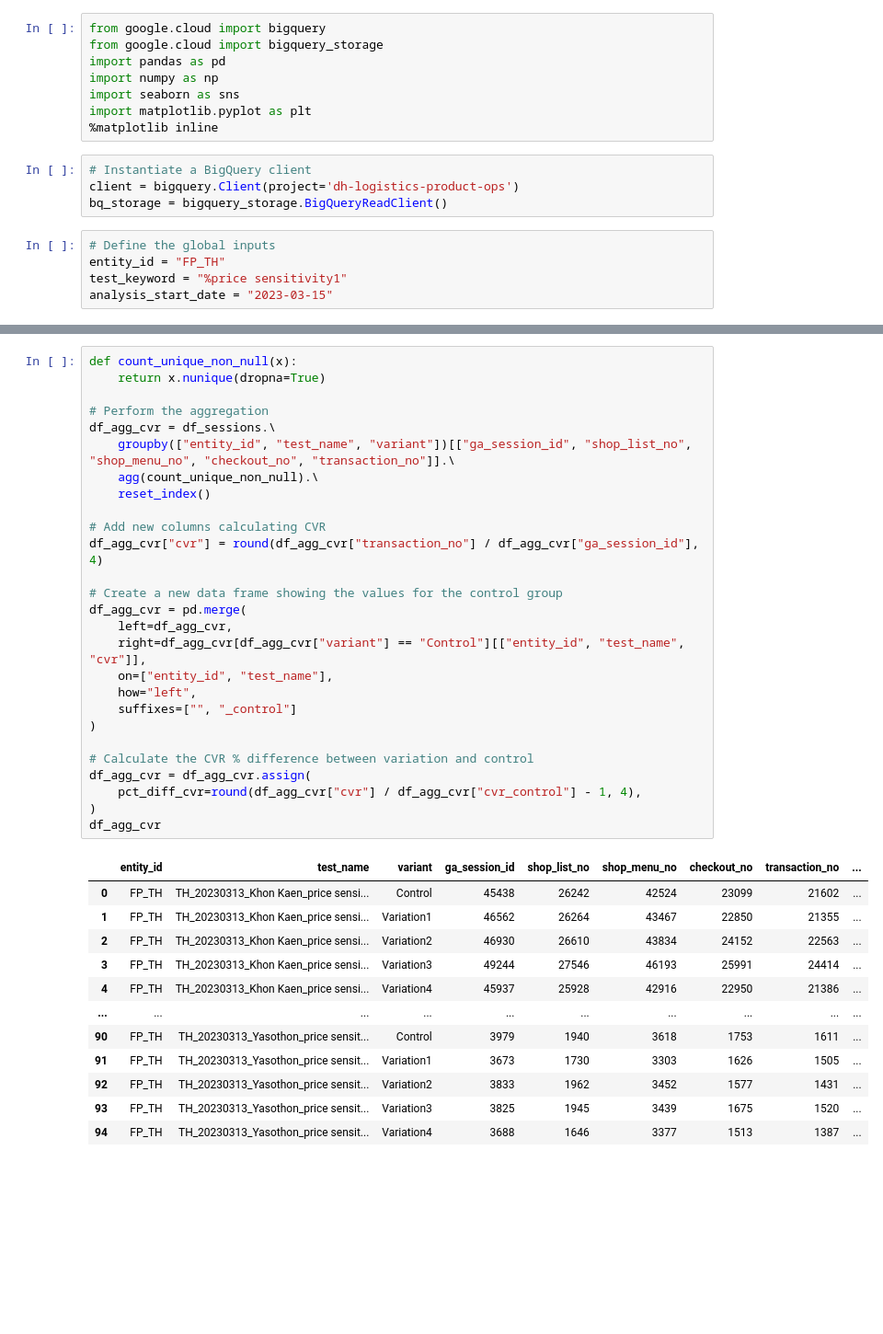
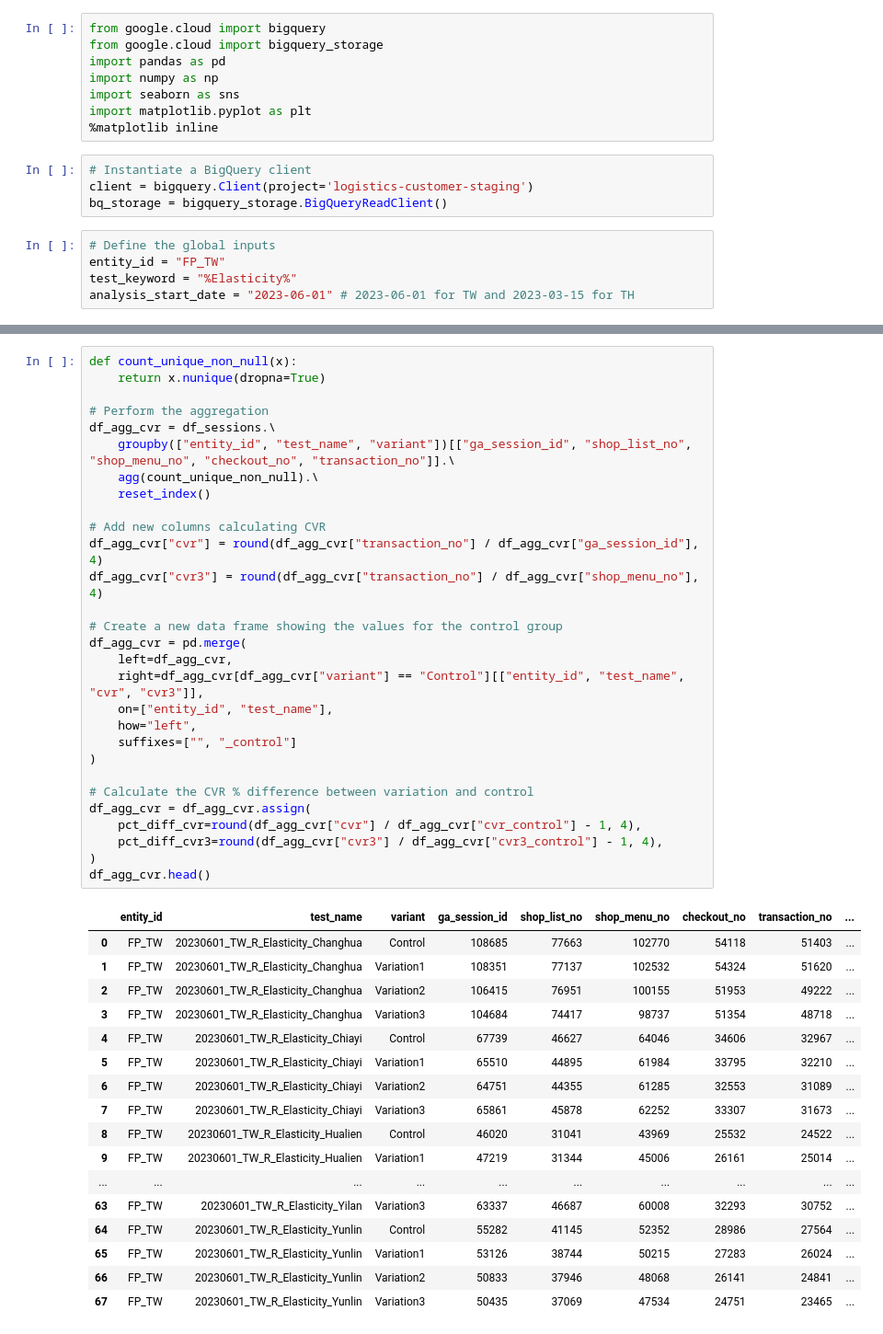
Before and after one commit to omar-elmaria/elasticity_test_analysis, a Jupyter notebook: elasticity_test_analysis.ipynb, the cells around one changed output, grey strips where cells are left out. Shown: that part at 92% size. Cells and saved outputs as stored; diff of their text form; blank space fills up the shorter version.

Commit message:
Change old tables to new ones

```diff
--- a/elasticity_test_analysis.ipynb
+++ b/elasticity_test_analysis.ipynb
@@ -8,10 +8,10 @@ import matplotlib.pyplot as plt
 %matplotlib inline
 # %%
 # Instantiate a BigQuery client
-client = bigquery.Client(project='dh-logistics-product-ops')
+client = bigquery.Client(project='logistics-customer-staging')
 bq_storage = bigquery_storage.BigQueryReadClient()
 # %%
 # Define the global inputs
-entity_id = "FP_TH"
-test_keyword = "%price sensitivity1"
-analysis_start_date = "2023-03-15"
+entity_id = "FP_TW"
+test_keyword = "%Elasticity%"
+analysis_start_date = "2023-06-01" # 2023-06-01 for TW and 2023-03-15 for TH
@@ -198,40 +186,47 @@ df_sessions = client.query(sessions_query).result().to_dataframe(bqstorage_clien
 # %%
 def count_unique_non_null(x):
     return x.nunique(dropna=True)
 
 # Perform the aggregation
 df_agg_cvr = df_sessions.\
     groupby(["entity_id", "test_name", "variant"])[["ga_session_id", "shop_list_no", "shop_menu_no", "checkout_no", "transaction_no"]].\
     agg(count_unique_non_null).\
     reset_index()
 
 # Add new columns calculating CVR
 df_agg_cvr["cvr"] = round(df_agg_cvr["transaction_no"] / df_agg_cvr["ga_session_id"], 4)
+df_agg_cvr["cvr3"] = round(df_agg_cvr["transaction_no"] / df_agg_cvr["shop_menu_no"], 4)
 
 # Create a new data frame showing the values for the control group
 df_agg_cvr = pd.merge(
     left=df_agg_cvr,
-    right=df_agg_cvr[df_agg_cvr["variant"] == "Control"][["entity_id", "test_name", "cvr"]],
+    right=df_agg_cvr[df_agg_cvr["variant"] == "Control"][["entity_id", "test_name", "cvr", "cvr3"]],
     on=["entity_id", "test_name"],
     how="left",
     suffixes=["", "_control"]
 )
 
 # Calculate the CVR % difference between variation and control
 df_agg_cvr = df_agg_cvr.assign(
     pct_diff_cvr=round(df_agg_cvr["cvr"] / df_agg_cvr["cvr_control"] - 1, 4),
+    pct_diff_cvr3=round(df_agg_cvr["cvr3"] / df_agg_cvr["cvr3_control"] - 1, 4),
 )
-df_agg_cvr
+df_agg_cvr.head()
 # %% [output]
 |  | entity_id | test_name | variant | ga_session_id | shop_list_no | shop_menu_no | checkout_no | transaction_no | ... |
-| 0 | FP_TH | TH_20230313_Khon Kaen_price sensi... | Control | 45438 | 26242 | 42524 | 23099 | 21602 | ... |
-| 1 | FP_TH | TH_20230313_Khon Kaen_price sensi... | Variation1 | 46562 | 26264 | 43467 | 22850 | 21355 | ... |
-| 2 | FP_TH | TH_20230313_Khon Kaen_price sensi... | Variation2 | 46930 | 26610 | 43834 | 24152 | 22563 | ... |
-| 3 | FP_TH | TH_20230313_Khon Kaen_price sensi... | Variation3 | 49244 | 27546 | 46193 | 25991 | 24414 | ... |
-| 4 | FP_TH | TH_20230313_Khon Kaen_price sensi... | Variation4 | 45937 | 25928 | 42916 | 22950 | 21386 | ... |
+| 0 | FP_TW | 20230601_TW_R_Elasticity_Changhua | Control | 108685 | 77663 | 102770 | 54118 | 51403 | ... |
+| 1 | FP_TW | 20230601_TW_R_Elasticity_Changhua | Variation1 | 108351 | 77137 | 102532 | 54324 | 51620 | ... |
+| 2 | FP_TW | 20230601_TW_R_Elasticity_Changhua | Variation2 | 106415 | 76951 | 100155 | 51953 | 49222 | ... |
+| 3 | FP_TW | 20230601_TW_R_Elasticity_Changhua | Variation3 | 104684 | 74417 | 98737 | 51354 | 48718 | ... |
+| 4 | FP_TW | 20230601_TW_R_Elasticity_Chiayi | Control | 67739 | 46627 | 64046 | 34606 | 32967 | ... |
+| 5 | FP_TW | 20230601_TW_R_Elasticity_Chiayi | Variation1 | 65510 | 44895 | 61984 | 33795 | 32210 | ... |
+| 6 | FP_TW | 20230601_TW_R_Elasticity_Chiayi | Variation2 | 64751 | 44355 | 61285 | 32553 | 31089 | ... |
+| 7 | FP_TW | 20230601_TW_R_Elasticity_Chiayi | Variation3 | 65861 | 45878 | 62252 | 33307 | 31673 | ... |
+| 8 | FP_TW | 20230601_TW_R_Elasticity_Hualien | Control | 46020 | 31041 | 43969 | 25532 | 24522 | ... |
+| 9 | FP_TW | 20230601_TW_R_Elasticity_Hualien | Variation1 | 47219 | 31344 | 45006 | 26161 | 25014 | ... |
 | ... | ... | ... | ... | ... | ... | ... | ... | ... | ... |
-| 90 | FP_TH | TH_20230313_Yasothon_price sensit... | Control | 3979 | 1940 | 3618 | 1753 | 1611 | ... |
-| 91 | FP_TH | TH_20230313_Yasothon_price sensit... | Variation1 | 3673 | 1730 | 3303 | 1626 | 1505 | ... |
-| 92 | FP_TH | TH_20230313_Yasothon_price sensit... | Variation2 | 3833 | 1962 | 3452 | 1577 | 1431 | ... |
-| 93 | FP_TH | TH_20230313_Yasothon_price sensit... | Variation3 | 3825 | 1945 | 3439 | 1675 | 1520 | ... |
-| 94 | FP_TH | TH_20230313_Yasothon_price sensit... | Variation4 | 3688 | 1646 | 3377 | 1513 | 1387 | ... |
+| 63 | FP_TW | 20230601_TW_R_Elasticity_Yilan | Variation3 | 63337 | 46687 | 60008 | 32293 | 30752 | ... |
+| 64 | FP_TW | 20230601_TW_R_Elasticity_Yunlin | Control | 55282 | 41145 | 52352 | 28986 | 27564 | ... |
+| 65 | FP_TW | 20230601_TW_R_Elasticity_Yunlin | Variation1 | 53126 | 38744 | 50215 | 27283 | 26024 | ... |
+| 66 | FP_TW | 20230601_TW_R_Elasticity_Yunlin | Variation2 | 50833 | 37946 | 48068 | 26141 | 24841 | ... |
+| 67 | FP_TW | 20230601_TW_R_Elasticity_Yunlin | Variation3 | 50435 | 37069 | 47534 | 24751 | 23465 | ... |
```
Also changed, not shown: parts of 7 cells of this notebook.
